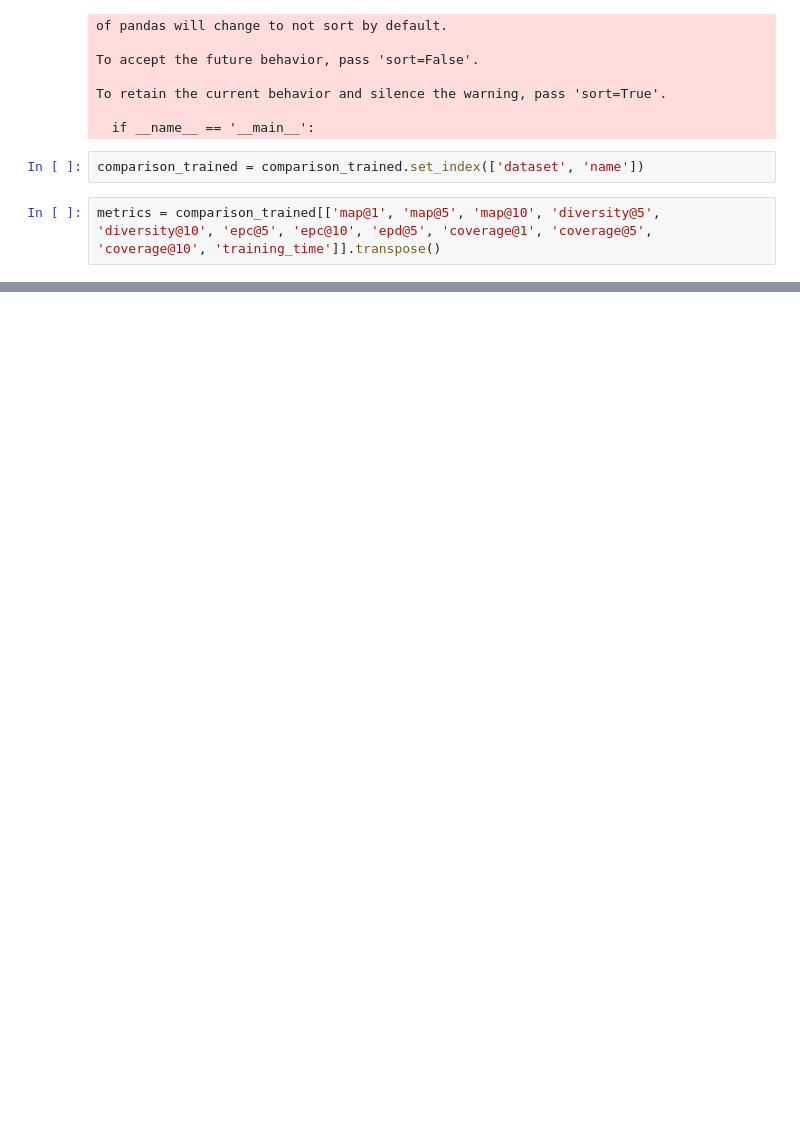
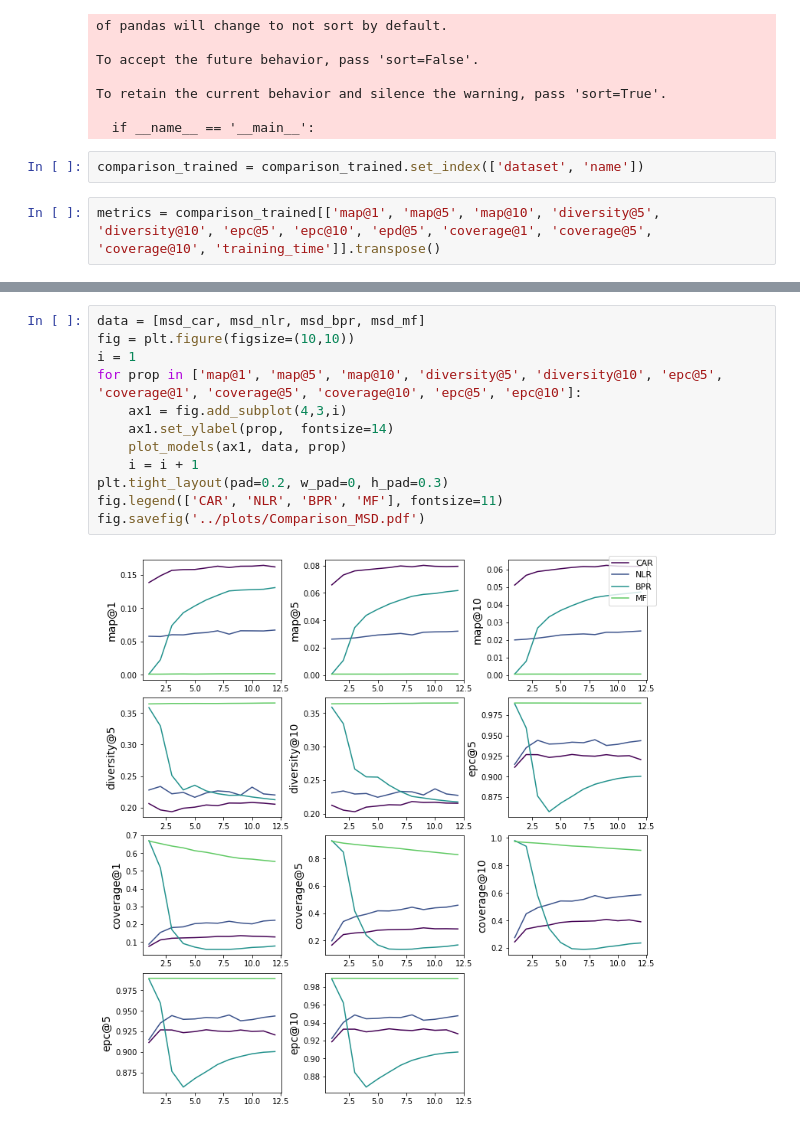
Before and after one commit to HennerM/rs-ml-with-constraints, a Jupyter notebook: ComparisionVisualization.ipynb, the cells around one changed output, grey strips where cells are left out. Saved outputs shown, nothing was run; the diff lists cells and outputs as text; blank space fills up the shorter version.

```diff
--- a/ComparisionVisualization.ipynb
+++ b/ComparisionVisualization.ipynb
@@ -109,0 +165,14 @@ plt.legend(['CAR', 'NLR', 'BPR', 'MF'], fontsize=10)
+# %%
+data = [msd_car, msd_nlr, msd_bpr, msd_mf]
+fig = plt.figure(figsize=(10,10))
+i = 1
+for prop in ['map@1', 'map@5', 'map@10', 'diversity@5', 'diversity@10', 'epc@5', 'coverage@1', 'coverage@5', 'coverage@10', 'epc@5', 'epc@10']:
+    ax1 = fig.add_subplot(4,3,i)
+    ax1.set_ylabel(prop,  fontsize=14)
+    plot_models(ax1, data, prop)
+    i = i + 1
+plt.tight_layout(pad=0.2, w_pad=0, h_pad=0.3)
+fig.legend(['CAR', 'NLR', 'BPR', 'MF'], fontsize=11)
+fig.savefig('../plots/Comparison_MSD.pdf')
+# %% [output]
+[figure, added]
```
Also changed, not shown: parts of 5 cells of this notebook, 1 other file.
